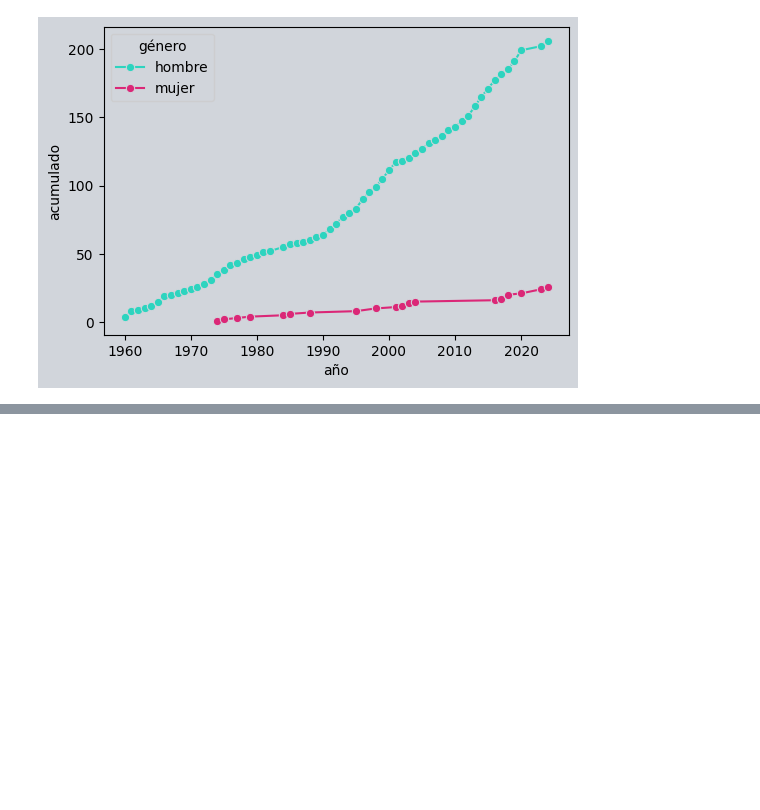
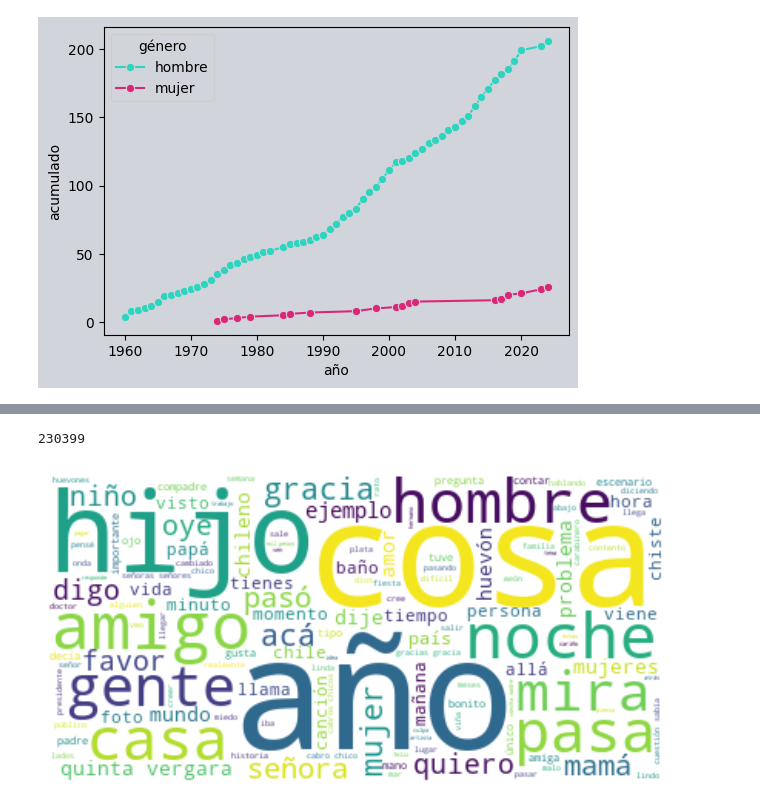
Before and after one commit to aastroza/chilean-humor, a Jupyter notebook: notebooks/00_explore_ficvn_data.ipynb, the cells around one changed output, grey strips where cells are left out. Cells and saved outputs as stored; diff of their text form; code cells hidden in the pictures; blank space fills up the shorter version.

Commit message:
new figures

```diff
--- a/notebooks/00_explore_ficvn_data.ipynb
+++ b/notebooks/00_explore_ficvn_data.ipynb
@@ -120,0 +130,3 @@ plt.show()
+# %%
+df_jokes = pd.read_csv('../data/jokes.csv')
+df_jokes.head()
@@ -120,0 +140,22 @@ plt.show()
+# %%
+text = ' '.join(df_jokes['text']).lower()
+# %%
+# count number of words in text
+words = text.split()
+len(words)
+# %% [output]
+230399
+# %%
+wordcloud = WordCloud(stopwords = STOP_WORDS, background_color='white',
+                      collocations=True,
+                      min_word_length =3,
+                      collocation_threshold=4).generate(text)
+
+text1_dict={k: v for k, v in sorted(wordcloud.process_text(text).items(),reverse=True, key=lambda item: item[1])}
+
+plt.figure(figsize=(8,4))
+plt.imshow(wordcloud, interpolation='bilInear')
+plt.axis('off')
+plt.show()
+# %% [output]
+[figure, added]
```
Also changed, not shown: parts of 9 cells of this notebook, 14 other files.
